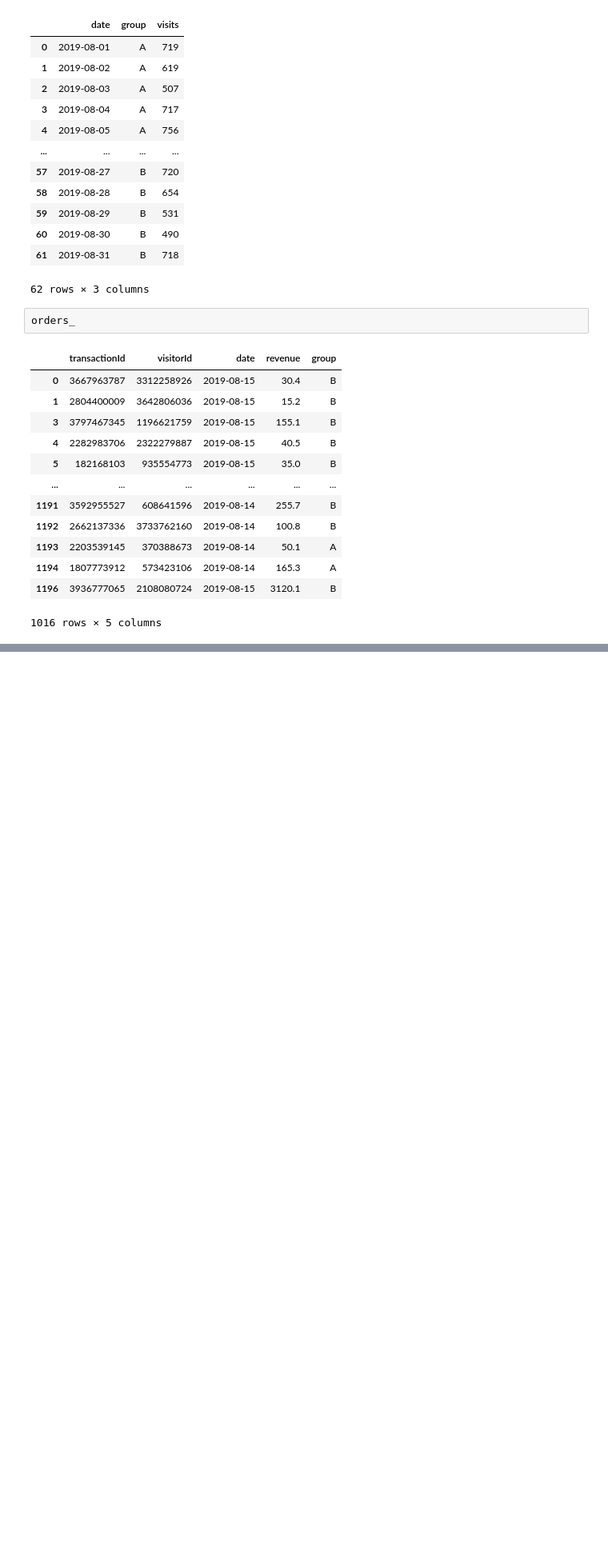
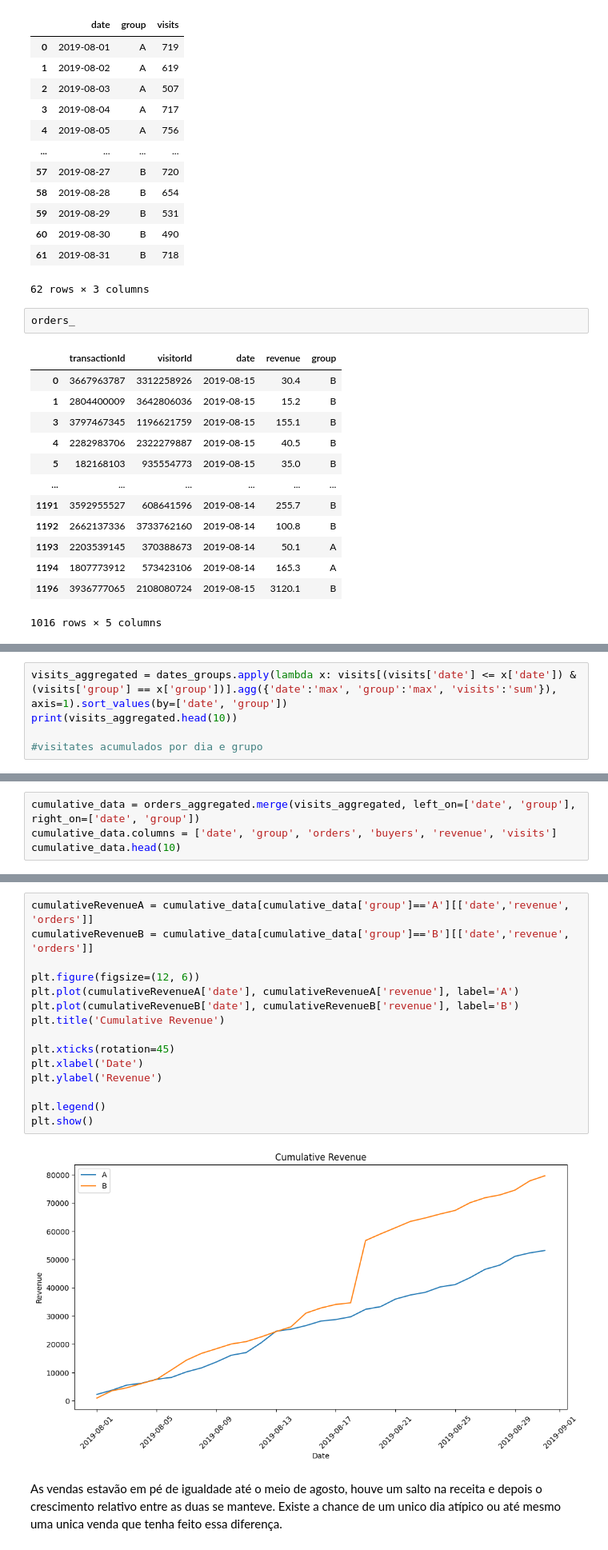
Before and after one commit to gustavoquareli/projeto_S09, a Jupyter notebook: notebook.ipynb, the cells around one changed output, grey strips where cells are left out. Shown at 80% size. Saved outputs shown, nothing was run; the diff lists cells and outputs as text; blank space fills up the shorter version.

```diff
--- a/notebook.ipynb
+++ b/notebook.ipynb
@@ -338,3 +340,8 @@ print(orders_aggregated.head(10))
 498 2019-08-04     B             68         66   6138.5
 719 2019-08-05     A             99         92   7623.6
 699 2019-08-05     B             89         87   7587.8
+# %%
+visits_aggregated = dates_groups.apply(lambda x: visits[(visits['date'] <= x['date']) & (visits['group'] == x['group'])].agg({'date':'max', 'group':'max', 'visits':'sum'}), axis=1).sort_values(by=['date', 'group'])
+print(visits_aggregated.head(10))
+
+#visitates acumulados por dia e grupo
@@ -340,0 +360,4 @@ print(orders_aggregated.head(10))
+# %%
+cumulative_data = orders_aggregated.merge(visits_aggregated, left_on=['date', 'group'], right_on=['date', 'group'])
+cumulative_data.columns = ['date', 'group', 'orders', 'buyers', 'revenue', 'visits']
+cumulative_data.head(10)
@@ -340,0 +376,19 @@ print(orders_aggregated.head(10))
+# %%
+cumulativeRevenueA = cumulative_data[cumulative_data['group']=='A'][['date','revenue', 'orders']]
+cumulativeRevenueB = cumulative_data[cumulative_data['group']=='B'][['date','revenue', 'orders']]
+
+plt.figure(figsize=(12, 6))
+plt.plot(cumulativeRevenueA['date'], cumulativeRevenueA['revenue'], label='A')
+plt.plot(cumulativeRevenueB['date'], cumulativeRevenueB['revenue'], label='B')
+plt.title('Cumulative Revenue')
+
+plt.xticks(rotation=45)
+plt.xlabel('Date')
+plt.ylabel('Revenue')
+
+plt.legend()
+plt.show()
+# %% [output]
+[figure, added]
+# %% [markdown]
+As vendas estavão em pé de igualdade até o meio de agosto, houve um salto na receita e depois o crescimento relativo entre as duas se manteve. Existe a chance de um unico dia atípico ou até mesmo uma unica venda que tenha feito essa diferença.
```
Also changed, not shown: parts of 3 cells of this notebook.
